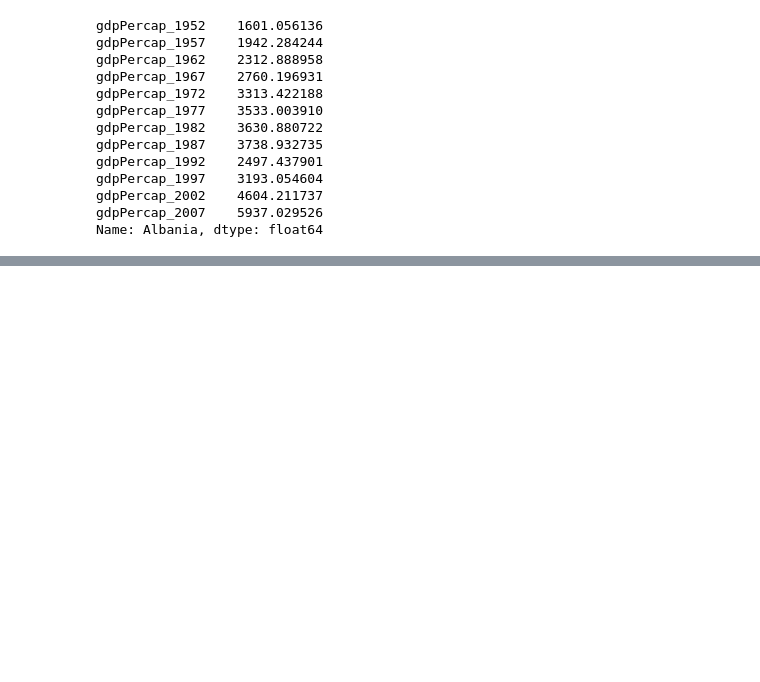
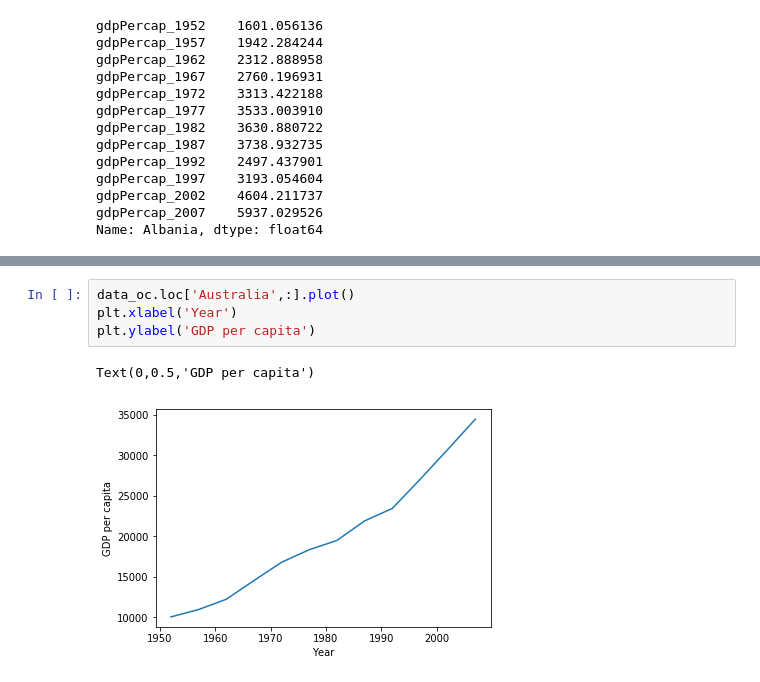
Before and after one commit to ffeli2098/Python-Day2, a Jupyter notebook: code/Day2_code.ipynb, the cells around one changed output, grey strips where cells are left out. Drawn from its saved outputs; the diff is of its cells as text; blank space fills up the shorter version.

```diff
--- a/code/Day2_code.ipynb
+++ b/code/Day2_code.ipynb
@@ -74,0 +114,7 @@ Name: Albania, dtype: float64
+# %%
+data_oc.loc['Australia',:].plot()
+plt.xlabel('Year')
+plt.ylabel('GDP per capita')
+# %% [output]
+Text(0,0.5,'GDP per capita')
+[figure, added]
```
Also changed, not shown: parts of 11 cells of this notebook.
